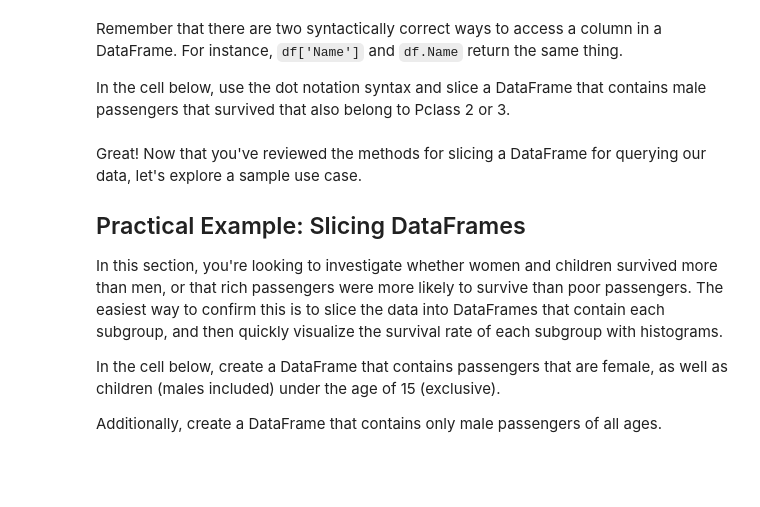
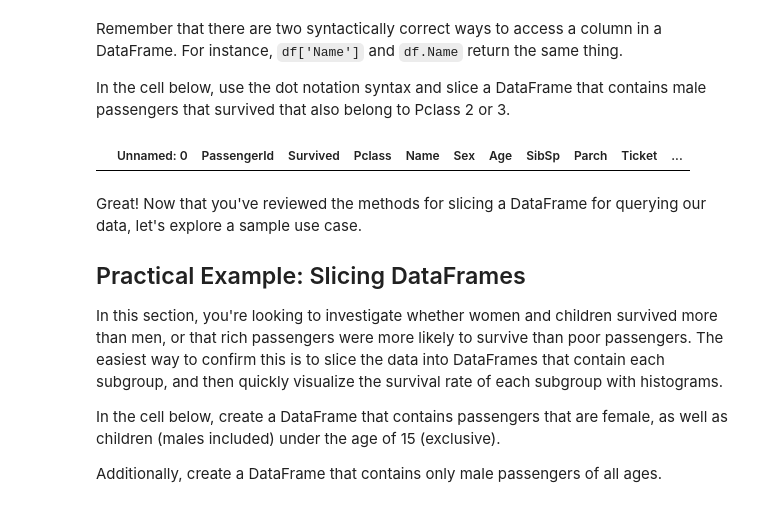
Before and after one commit to nic464/dsc-enterprise-hsbc-using-sql-with-pandas-lab-hsbc-ds-081319, a Jupyter notebook: index.ipynb, the cells around one changed output. Drawn from its saved outputs; the diff is of its cells as text; code cells hidden in the pictures; blank space fills up the shorter version.

```diff
--- a/index.ipynb
+++ b/index.ipynb
@@ -97,7 +97,9 @@ Remember that there are two syntactically correct ways to access a column in a D
 In the cell below, use the dot notation syntax and slice a DataFrame that contains male passengers that survived that also belong to Pclass 2 or 3.
 # %%
 poor_male_survivors_df = no_first_class_df[no_first_class_df.Sex.equals('male') & df.Survived == 1]
-poor)
+poor_male_survivors_df
+# %% [output]
+|  | Unnamed: 0 | PassengerId | Survived | Pclass | Name | Sex | Age | SibSp | Parch | Ticket | ... |
 # %% [markdown]
 Great! Now that you've reviewed the methods for slicing a DataFrame for querying our data, let's explore a sample use case.
 
```
